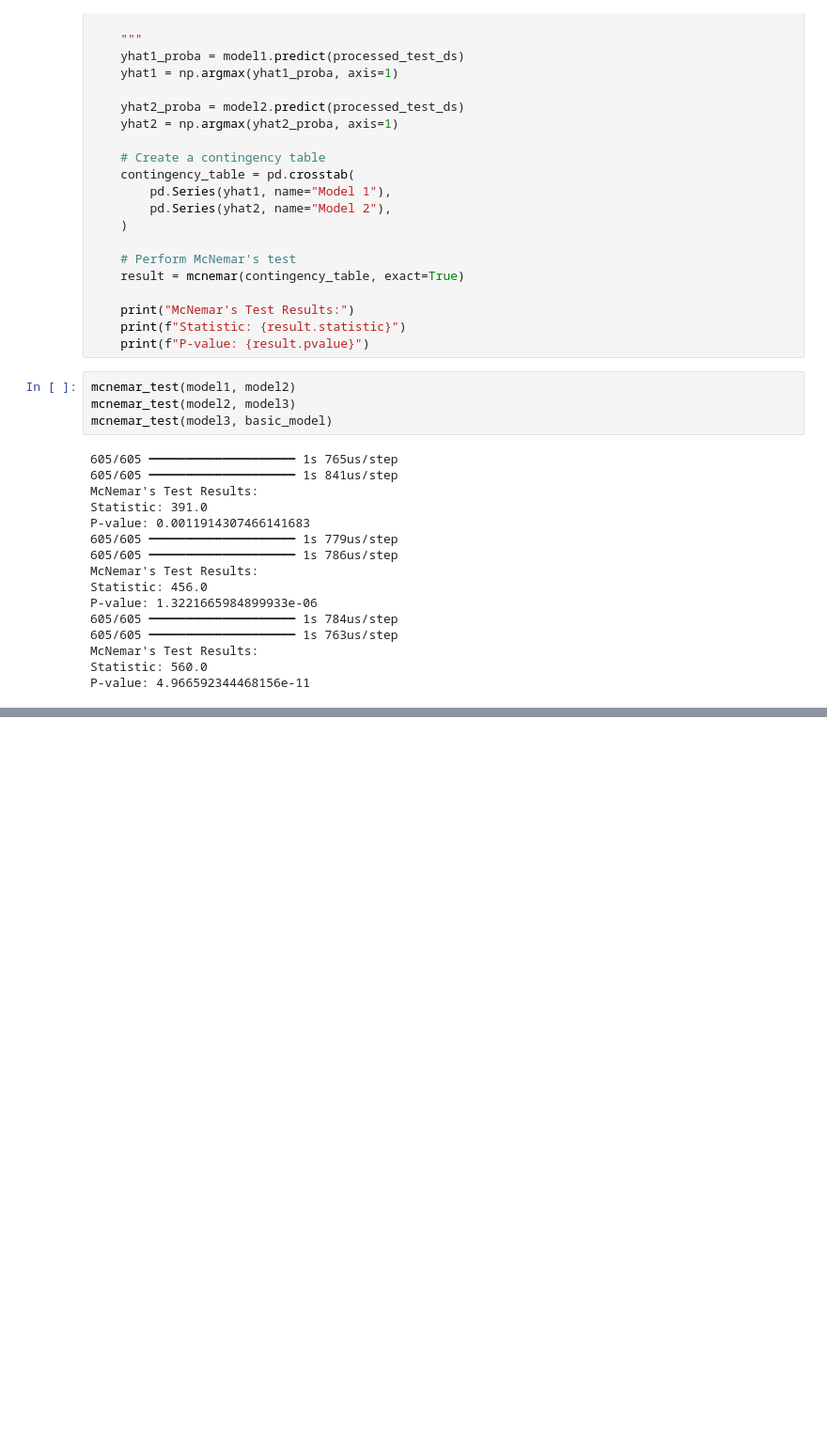
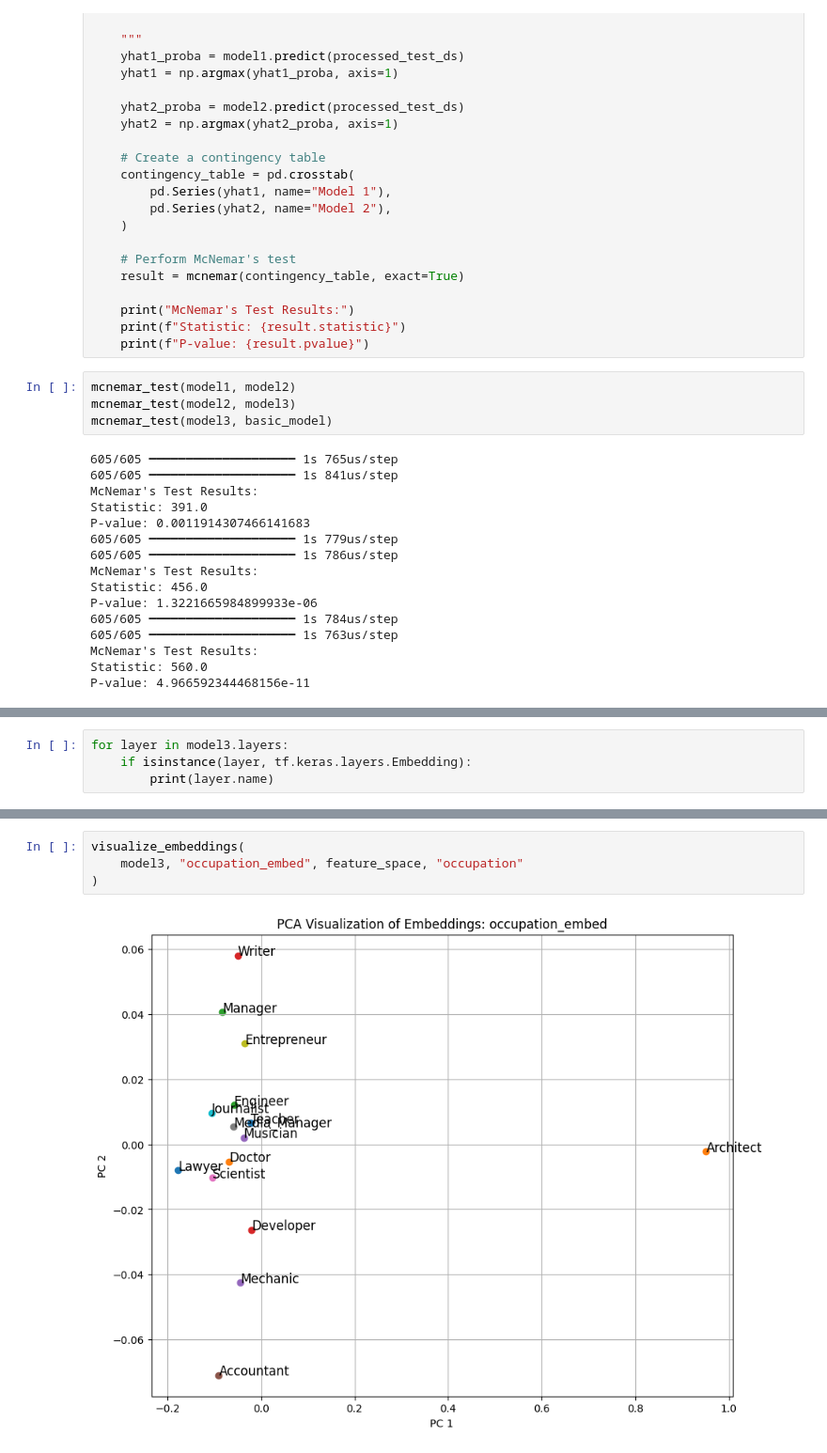
Before and after one commit to colew658/wide_and_deep_nn, a Jupyter notebook: credit_score_nn.ipynb, the cells around one changed output, grey strips where cells are left out. Shown: that part at 94% size. Saved outputs shown, nothing was run; the diff lists cells and outputs as text; blank space fills up the shorter version.

Commit message:
Add embedding visualizations

```diff
--- a/credit_score_nn.ipynb
+++ b/credit_score_nn.ipynb
@@ -813,0 +821,4 @@ P-value: 4.966592344468156e-11
+# %%
+for layer in model3.layers:
+    if isinstance(layer, tf.keras.layers.Embedding):
+        print(layer.name)
@@ -813,0 +906,6 @@ P-value: 4.966592344468156e-11
+# %%
+visualize_embeddings(
+    model3, "occupation_embed", feature_space, "occupation"
+)
+# %% [output]
+[figure, added]
```
Also changed, not shown: parts of 11 cells of this notebook.
